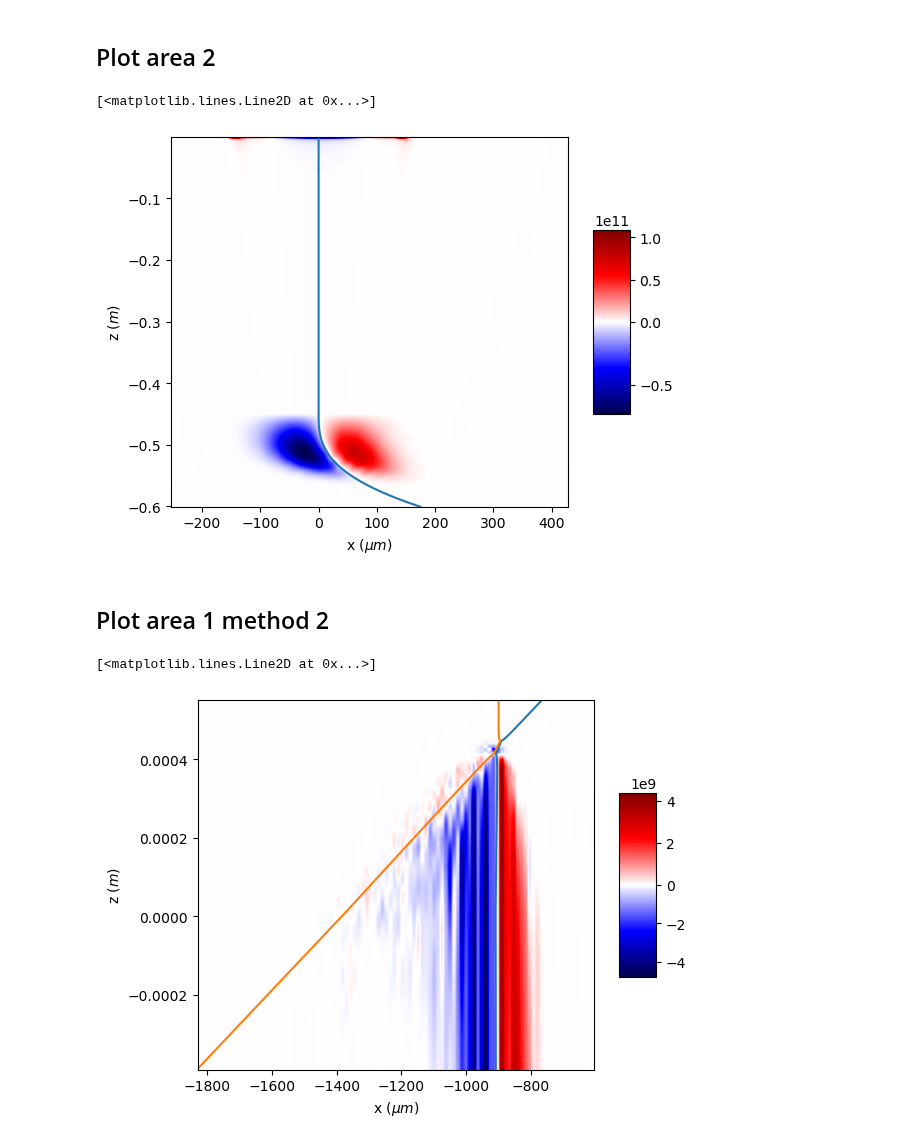
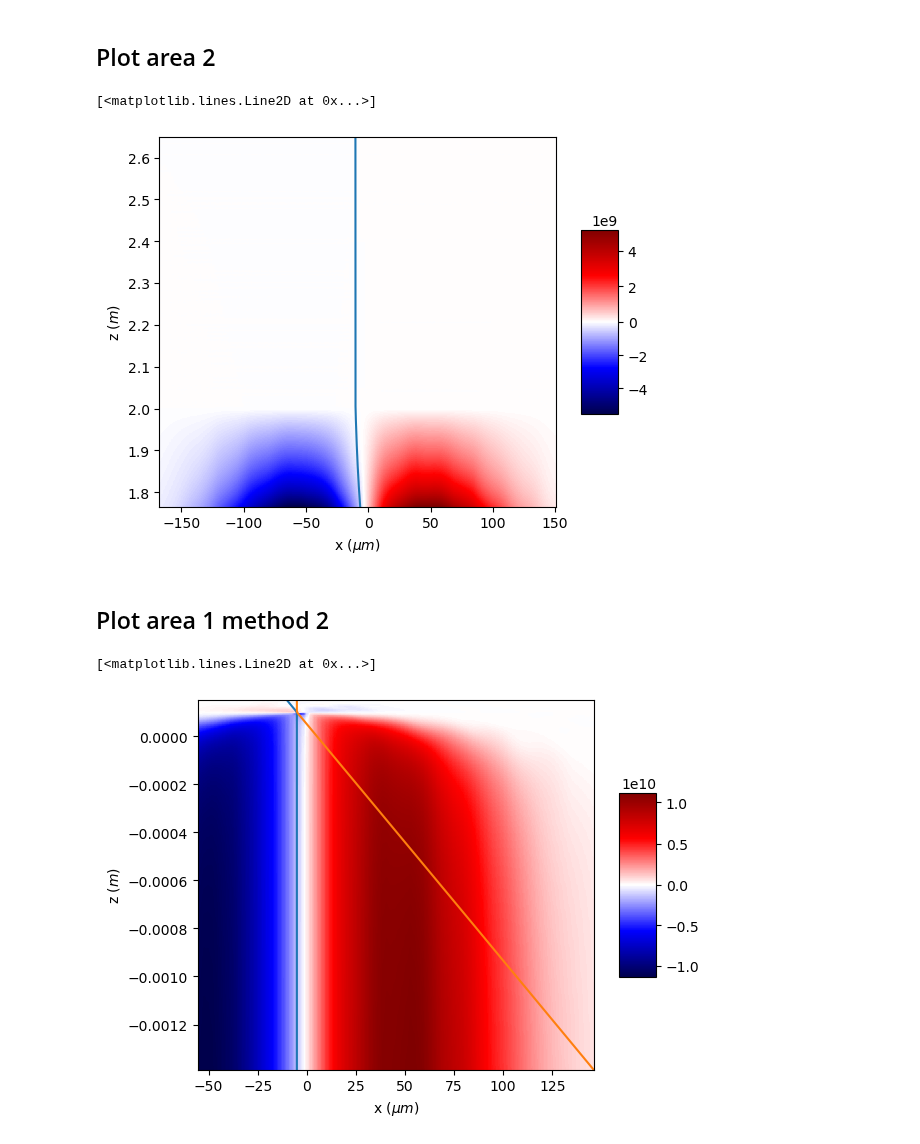
Before and after one commit to slaclab/pyDFCSR, a Jupyter notebook: pyDFCSR_2D/test_localization.ipynb, the cells around one changed output. Drawn from its saved outputs; the diff is of its cells as text; code cells hidden in the pictures.

```diff
--- a/pyDFCSR_2D/test_localization.ipynb
+++ b/pyDFCSR_2D/test_localization.ipynb
@@ -24,3 +32,3 @@ DtestCSR.CSR_params.compute_CSR = 0
 # %%
-DtestCSR.run(stop_time  = 2.5)
+DtestCSR.run(stop_time  = 2.6)
 # %% [output]
@@ -44,6 +53,6 @@ Statistics written to  G:\My Drive\Stanford\research\FEL\CSR\pyDFCSR\pyDFCSR_2D\
 # %%
 t = DtestCSR.beam.position
 print(t)
-s  = t -0*DtestCSR.beam.sigma_z
+s  = t +2*DtestCSR.beam.sigma_z
 x = (s-t)*DtestCSR.beam.slope[0]
 # %% [output]
@@ -101,13 +119,16 @@ ax.plot(xp2*1e6, (sp2 - t))
 # %%
-DtestCSR.formation_length = 0.4
+
 
 tan_a = DtestCSR.beam.slope[0]
 tan_theta = -2*tan_a/(1-tan_a**2)
 dz = np.abs(10*DtestCSR.beam.sigma_x/tan_theta)
 
-sp = np.linspace(np.max((s - DtestCSR.formation_length, 0)), s + 5*DtestCSR.beam.sigma_z, 100000)
+sp = np.linspace(np.max((s - 100*DtestCSR.beam.sigma_z, 0)), s + 100*DtestCSR.beam.sigma_z , 100000)
 xp1, xp2 = DtestCSR.get_localization(x = x, s = s, t = t, sp = sp)
-ind  = (np.abs(xp1) < 6*DtestCSR.beam.sigma_x) &(np.abs(xp2) < 6*DtestCSR.beam.sigma_x)
+ind  = (np.abs(xp1) < 5*DtestCSR.beam.sigma_x) &(np.abs(xp2) < 5*DtestCSR.beam.sigma_x)
+plt.figure()
+plt.plot(xp1*1e6, sp)
+plt.plot(xp2*1e6, sp)
 
 if sum(ind) == len(xp1):   # The two region are parallel and not tilted
     xmin = x - 5*DtestCSR.beam.sigma_x
@@ -137,8 +158,8 @@ xp1 = xp1[(xp1<=xR)&(xL<=xp1)]
 sp2 = sp[(xp2<=xR)&(xL<=xp2)]
 xp2 = xp2[(xp2<=xR)&(xL<=xp2)]
 CSR_integrand_z, CSR_integrand_x = DtestCSR.get_CSR_integrand(s = s, t = t, x = x, xp = xp_mesh, sp = sp_mesh)
-ax = plot_2D_contour(x = xp*1e6, y = (sp-t), z = CSR_integrand_z.T)
-ax.plot(xp1*1e6, (sp1 - t))
-ax.plot(xp2*1e6, (sp2 - t))
+ax = plot_2D_contour(x = xp*1e6, y = (sp), z = CSR_integrand_z.T)
+ax.plot(xp1*1e6, sp1 )
+ax.plot(xp2*1e6, sp2 )
 # %% [output]
 [<matplotlib.lines.Line2D at 0x...>]
@@ -147,31 +169,31 @@ ax.plot(xp2*1e6, (sp2 - t))
 ## Plot area 2
 # %%
 
-sp = np.linspace(smin - 1.5*DtestCSR.formation_length, smin, 200)
+sp = np.linspace(np.max((smin - DtestCSR.formation_length, 0)), smin, 200)
 xp1, xp2 = DtestCSR.get_localization(x = x, s = s, t = t, sp = sp)
 
 xL = np.min(xp1) - 3*DtestCSR.beam.sigma_x
 xR = np.max(xp1) + 3*DtestCSR.beam.sigma_x
 
 
 
 
 xp = np.linspace(xL  , xR, 200)
 [xp_mesh, sp_mesh] = np.meshgrid(xp, sp, indexing='ij')
 
 
 
 sp1 = sp[(xp1<=xR)&(xL<=xp1)]
 xp1 = xp1[(xp1<=xR)&(xL<=xp1)]
 
 sp2 = sp[(xp2<=xR)&(xL<=xp2)]
 xp2 = xp2[(xp2<=xR)&(xL<=xp2)]
 CSR_integrand_z, CSR_integrand_x = DtestCSR.get_CSR_integrand(s = s, t = t, x = x, xp = xp_mesh, sp = sp_mesh)
-ax = plot_2D_contour(x = xp*1e6, y = (sp-t), z = CSR_integrand_z.T)
-ax.plot(xp1*1e6, (sp1 - t))
+ax = plot_2D_contour(x = xp*1e6, y = sp, z = CSR_integrand_z.T)
+ax.plot(xp1*1e6, sp1 )
 # %% [output]
 [<matplotlib.lines.Line2D at 0x...>]
-[figure, old version]
+[figure, new version]
 # %% [markdown]
 ## Plot area 1 method 2
 # %%
@@ -214,4 +236,4 @@ ax.plot(xp1*1e6, (sp1 - t))
 ax.plot(xp2*1e6, (sp2 - t))
 # %% [output]
 [<matplotlib.lines.Line2D at 0x...>]
-[figure, old version]
+[figure, new version]
```
Also changed, not shown: parts of 8 cells of this notebook, 3 other files.
